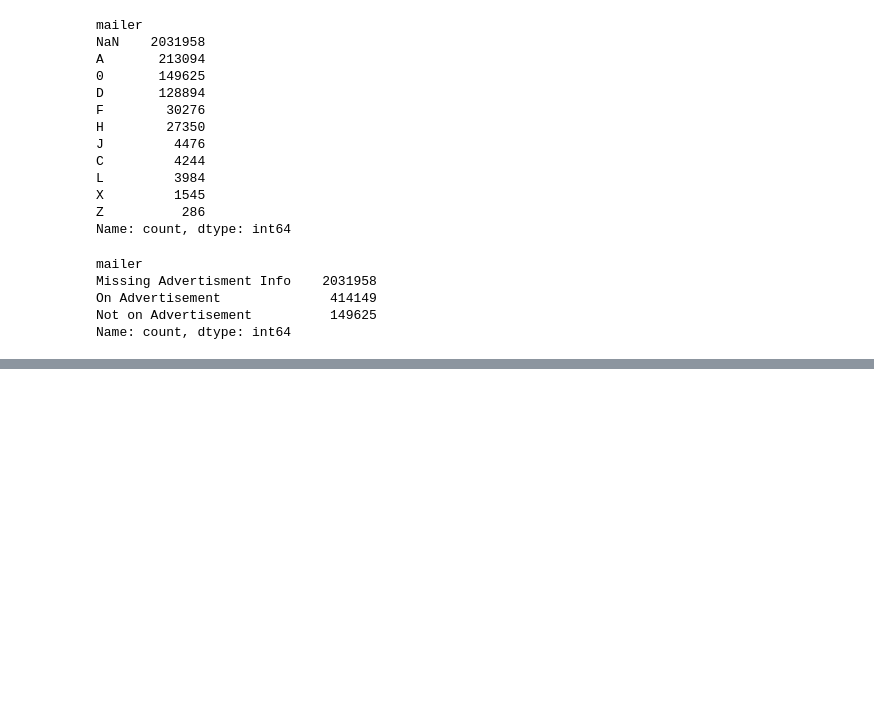
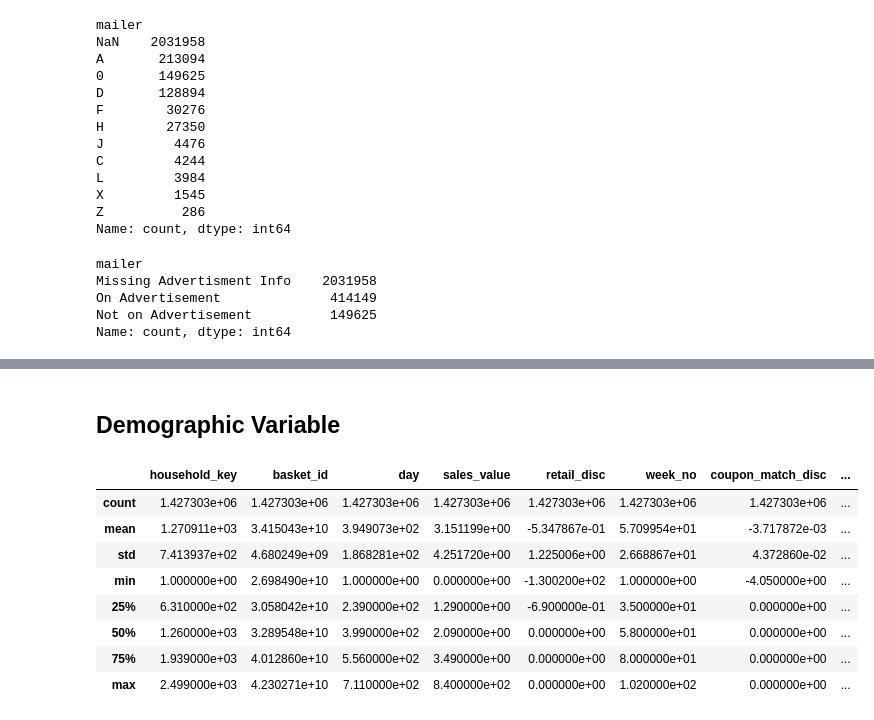
Before and after one commit to DATA601-CustSegment-Nov2025-to-Feb2026/New-CustSegment-Project, a Jupyter notebook: Customer_Segmentation_(Preprocessing).ipynb, the cells around one changed output, grey strips where cells are left out. Drawn from its saved outputs; the diff is of its cells as text; code cells hidden in the pictures; blank space fills up the shorter version.

```diff
--- a/Customer_Segmentation_(Preprocessing).ipynb
+++ b/Customer_Segmentation_(Preprocessing).ipynb
@@ -621,3 +1102,17 @@ final_merged_df.head()
+# %% [markdown]
+## Demographic Variable
+# %%
+final_merged_df.describe()
+# %% [output]
+|  | household_key | basket_id | day | sales_value | retail_disc | week_no | coupon_match_disc | ... |
+| count | 1.427303e+06 | 1.427303e+06 | 1.427303e+06 | 1.427303e+06 | 1.427303e+06 | 1.427303e+06 | 1.427303e+06 | ... |
+| mean | 1.270911e+03 | 3.415043e+10 | 3.949073e+02 | 3.151199e+00 | -5.347867e-01 | 5.709954e+01 | -3.717872e-03 | ... |
+| std | 7.413937e+02 | 4.680249e+09 | 1.868281e+02 | 4.251720e+00 | 1.225006e+00 | 2.668867e+01 | 4.372860e-02 | ... |
+| min | 1.000000e+00 | 2.698490e+10 | 1.000000e+00 | 0.000000e+00 | -1.300200e+02 | 1.000000e+00 | -4.050000e+00 | ... |
+| 25% | 6.310000e+02 | 3.058042e+10 | 2.390000e+02 | 1.290000e+00 | -6.900000e-01 | 3.500000e+01 | 0.000000e+00 | ... |
+| 50% | 1.260000e+03 | 3.289548e+10 | 3.990000e+02 | 2.090000e+00 | 0.000000e+00 | 5.800000e+01 | 0.000000e+00 | ... |
+| 75% | 1.939000e+03 | 4.012860e+10 | 5.560000e+02 | 3.490000e+00 | 0.000000e+00 | 8.000000e+01 | 0.000000e+00 | ... |
+| max | 2.499000e+03 | 4.230271e+10 | 7.110000e+02 | 8.400000e+02 | 0.000000e+00 | 1.020000e+02 | 0.000000e+00 | ... |
 # %%
 # Number of unique households
 num_unique_households = final_merged_df['household_key'].nunique()
```
Also changed, not shown: parts of 50 cells of this notebook.
